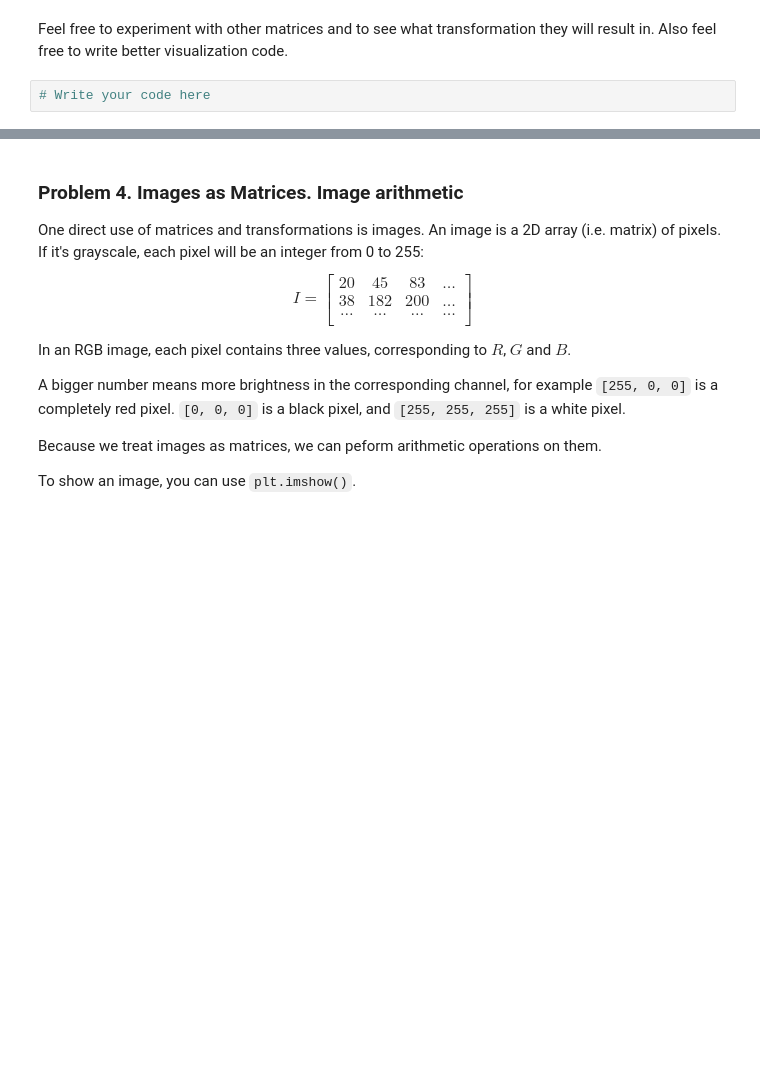
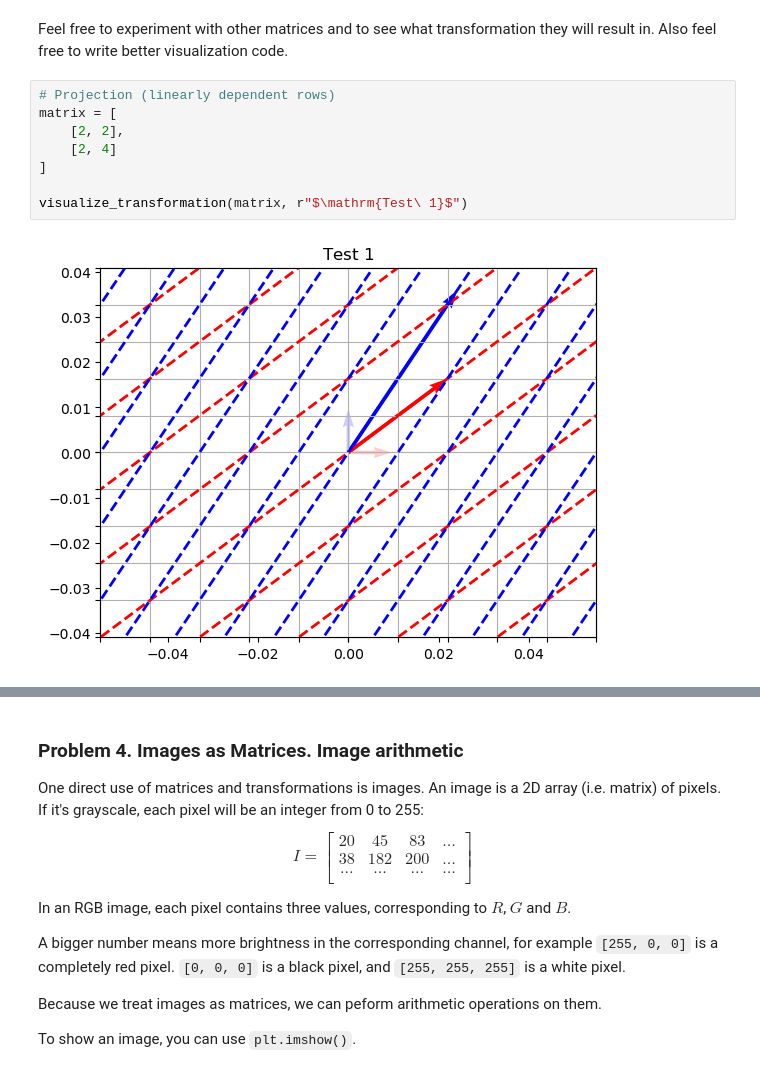
Before and after one commit to petiatodorova/Math-Concepts-For-Developers-June2024, a Jupyter notebook: 08.Linear-Algebra-Exercise/Linear Algebra Exercise.ipynb, the cells around one changed output, grey strips where cells are left out. Drawn from its saved outputs; the diff is of its cells as text; blank space fills up the shorter version.

```diff
--- a/08.Linear-Algebra-Exercise/Linear Algebra Exercise.ipynb
+++ b/08.Linear-Algebra-Exercise/Linear Algebra Exercise.ipynb
@@ -426,4 +432,12 @@ visualize_transformation(matrix, r"$\mathrm{Projection\ (linearly\ dependent\ ro
 # %% [markdown]
 Feel free to experiment with other matrices and to see what transformation they will result in. Also feel free to write better visualization code.
-# %%
-# Write your code here
+# %%
+# Projection (linearly dependent rows)
+matrix = [
+    [2, 2],
+    [2, 4]
+]
+
+visualize_transformation(matrix, r"$\mathrm{Test\ 1}$")
+# %% [output]
+[figure, added]
```
Also changed, not shown: parts of 10 cells of this notebook.
